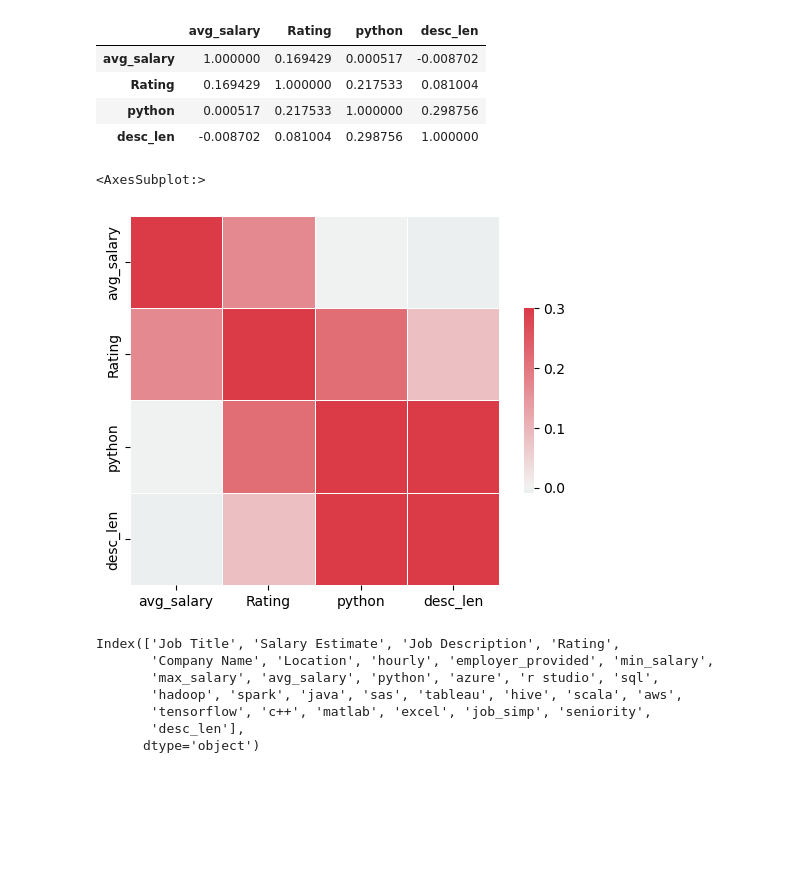
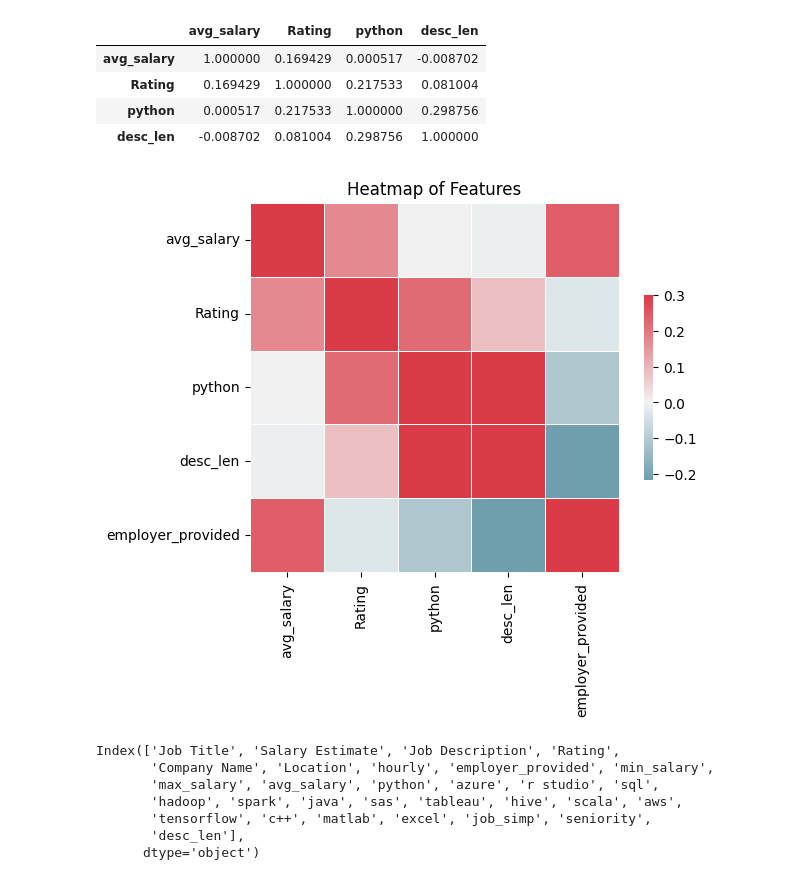
Before and after one commit to benny0jamin/ds_salary_proj, a Jupyter notebook: Data Exploration.ipynb, the cells around one changed output. Saved outputs shown, nothing was run; the diff lists cells and outputs as text; code cells hidden in the pictures; blank space fills up the shorter version.

```diff
--- a/Data Exploration.ipynb
+++ b/Data Exploration.ipynb
@@ -135,11 +148,12 @@ df[['avg_salary','Rating','python','desc_len']].corr()
 | desc_len | -0.008702 | 0.081004 | 0.298756 | 1.000000 |
 # %%
 cmap = sns.diverging_palette(220, 10, as_cmap=True)
-sns.heatmap(df[['avg_salary','Rating','python','desc_len']].corr(),vmax=.3, center=0, cmap=cmap,
+sns.heatmap(df[['avg_salary','Rating','python','desc_len','employer_provided']].corr(),vmax=.3, center=0, cmap=cmap,
             square=True, linewidths=.5, cbar_kws={"shrink": .5})
+plt.title('Heatmap of Features')  # Add main title
+plt.show()
 # %% [output]
-<AxesSubplot:>
-[figure, old version]
+[figure, new version]
 # %%
 df.columns
 # %% [output]
```
Also changed, not shown: parts of 9 cells of this notebook, 4 other files.
